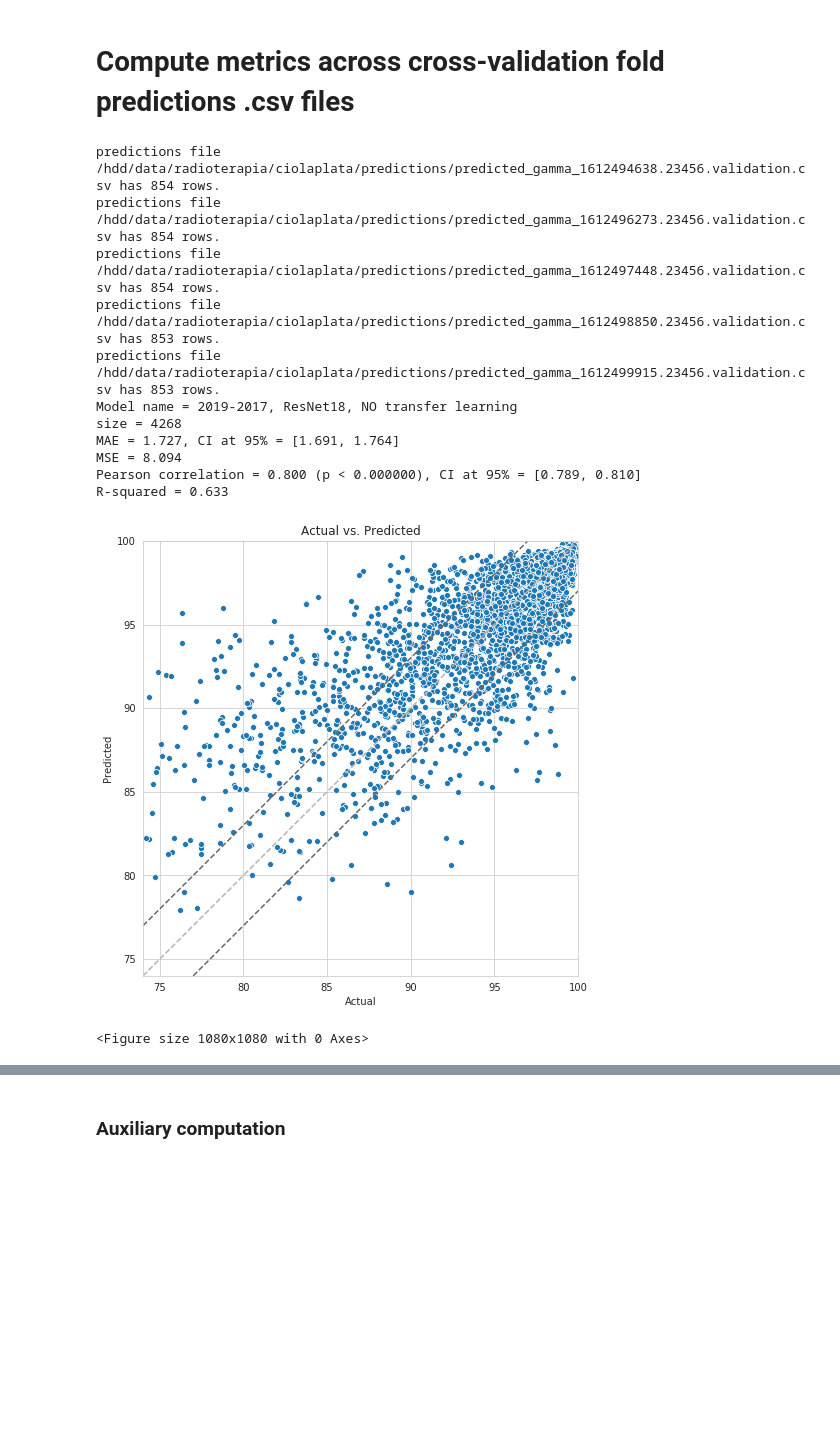
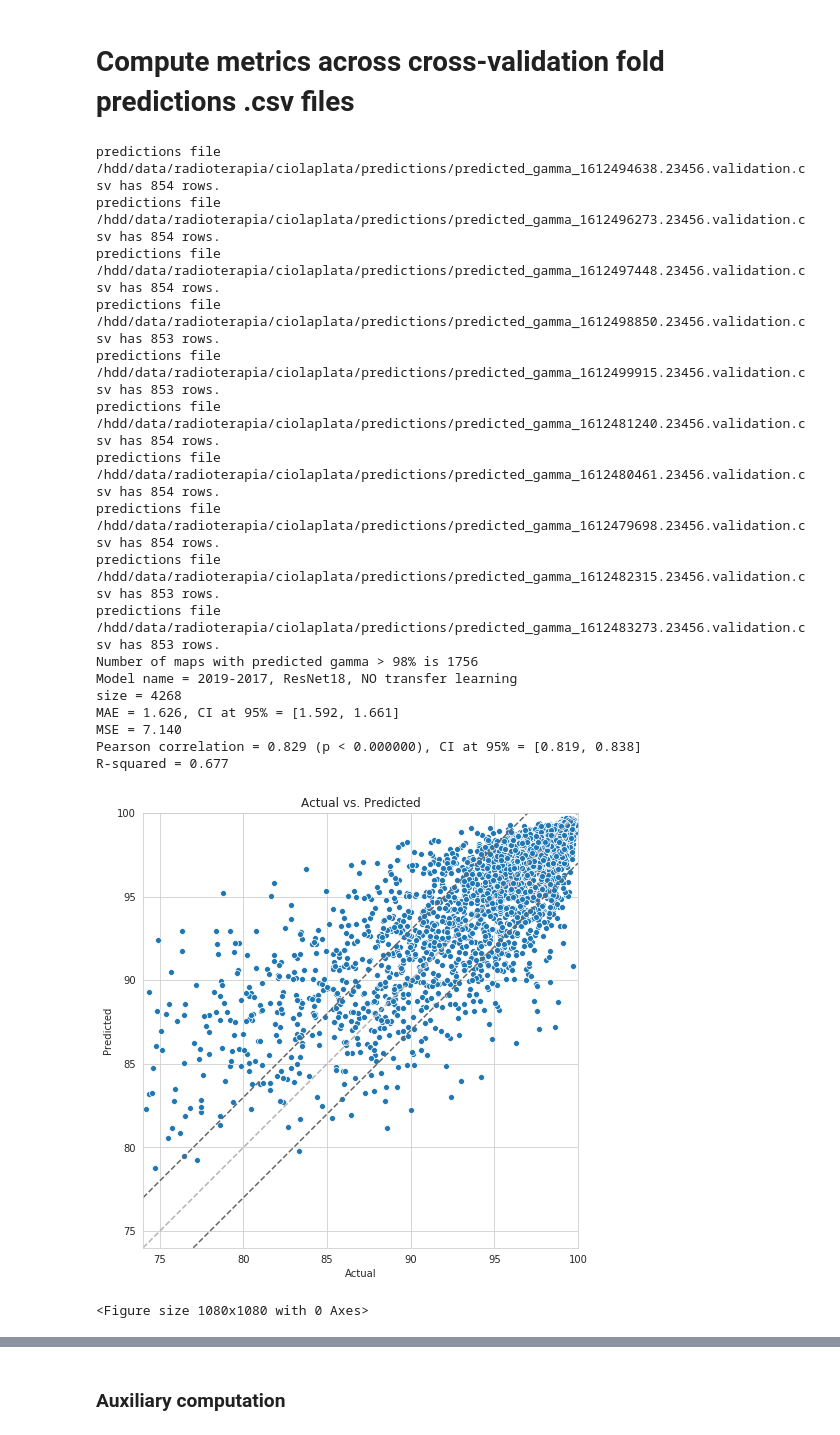
Before and after one commit to pablojrios/fluence_maps, a Jupyter notebook: compute_crossval_metrics.ipynb, the cells around one changed output, grey strips where cells are left out. Saved outputs shown, nothing was run; the diff lists cells and outputs as text; code cells hidden in the pictures; blank space fills up the shorter version.

```diff
--- a/compute_crossval_metrics.ipynb
+++ b/compute_crossval_metrics.ipynb
@@ -182,11 +182,11 @@ no_transfer_learning = {
 }
 
 # this is a single model
-ARG_MODEL_PREDICTIONS = vgg16
+# ARG_MODEL_PREDICTIONS = resnet18bn
 
 # this is an ensemble of models
 # (vgg16, resnet18bn) es el mejor ensamble
-# ARG_MODEL_PREDICTIONS = (resnet18bn, vgg16)
+ARG_MODEL_PREDICTIONS = (vgg16, resnet18bn)
 
 ARG_FILTER_BY_GAMMA=False
 # include maps with measured (actual) gamma values lower than ARG_FILTER_GAMMA_VALUE
@@ -217,38 +217,47 @@ if type(ARG_MODEL_PREDICTIONS)==tuple:
 
     # check
     check = all(df1['filename'][223]==df2['filename'][223])
     assert check, 'predictions are not aligned in across models'
 
     df = pd.DataFrame()
     df['actual gamma'] = df1['actual gamma'] # el actual es igual en cualquiera de los modelos :-)
     df['predicted gamma'] = (df1['predicted gamma'] + df2['predicted gamma'])/2
     # df['predicted gamma'] = (df1['predicted gamma'] + df2['predicted gamma'] + df3['predicted gamma'])/3
 
 else:
     df = get_model_predictions(ARG_MODEL_PREDICTIONS, ARG_PREDICTIONS_FILES_DIR)
 
 
 if ARG_FILTER_BY_GAMMA:
     df = df.loc[df['actual gamma'] < ARG_FILTER_GAMMA_VALUE]
 
+p98 = len(df.loc[df['predicted gamma'] > 98.0].index)
+print(f'Number of maps with predicted gamma > 98% is {p98}')
+
 # En df tengo el gamma actual y el gamma predicho tanto para un modelo simple como para un ensamble de modelos.
 y = df['actual gamma']
 y_hat = df['predicted gamma']
 
 display_scatterplot(ARG_MODEL_NAME, y, y_hat)
 # %% [output]
 predictions file /hdd/data/radioterapia/ciolaplata/predictions/predicted_gamma_1612494638.23456.validation.csv has 854 rows.
 predictions file /hdd/data/radioterapia/ciolaplata/predictions/predicted_gamma_1612496273.23456.validation.csv has 854 rows.
 predictions file /hdd/data/radioterapia/ciolaplata/predictions/predicted_gamma_1612497448.23456.validation.csv has 854 rows.
 predictions file /hdd/data/radioterapia/ciolaplata/predictions/predicted_gamma_1612498850.23456.validation.csv has 853 rows.
 predictions file /hdd/data/radioterapia/ciolaplata/predictions/predicted_gamma_1612499915.23456.validation.csv has 853 rows.
+predictions file /hdd/data/radioterapia/ciolaplata/predictions/predicted_gamma_1612481240.23456.validation.csv has 854 rows.
+predictions file /hdd/data/radioterapia/ciolaplata/predictions/predicted_gamma_1612480461.23456.validation.csv has 854 rows.
+predictions file /hdd/data/radioterapia/ciolaplata/predictions/predicted_gamma_1612479698.23456.validation.csv has 854 rows.
+predictions file /hdd/data/radioterapia/ciolaplata/predictions/predicted_gamma_1612482315.23456.validation.csv has 853 rows.
+predictions file /hdd/data/radioterapia/ciolaplata/predictions/predicted_gamma_1612483273.23456.validation.csv has 853 rows.
+Number of maps with predicted gamma > 98% is 1756
 Model name = 2019-2017, ResNet18, NO transfer learning
 size = 4268
-MAE = 1.727, CI at 95% = [1.691, 1.764]
-MSE = 8.094
-Pearson correlation = 0.800 (p < 0.000000), CI at 95% = [0.789, 0.810]
-R-squared = 0.633
+MAE = 1.626, CI at 95% = [1.592, 1.661]
+MSE = 7.140
+Pearson correlation = 0.829 (p < 0.000000), CI at 95% = [0.819, 0.838]
+R-squared = 0.677
-[figure, old version]
+[figure, new version]
 <Figure size 1080x1080 with 0 Axes>
 # %%
 # gamma interval for actual values
```
Also changed, not shown: parts of 7 cells of this notebook.
